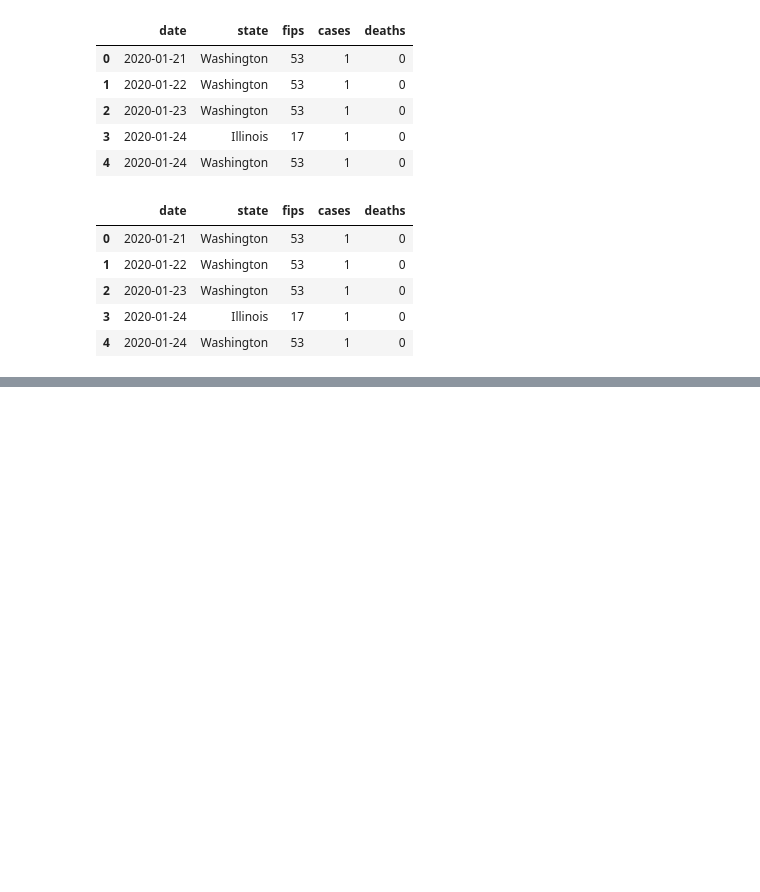
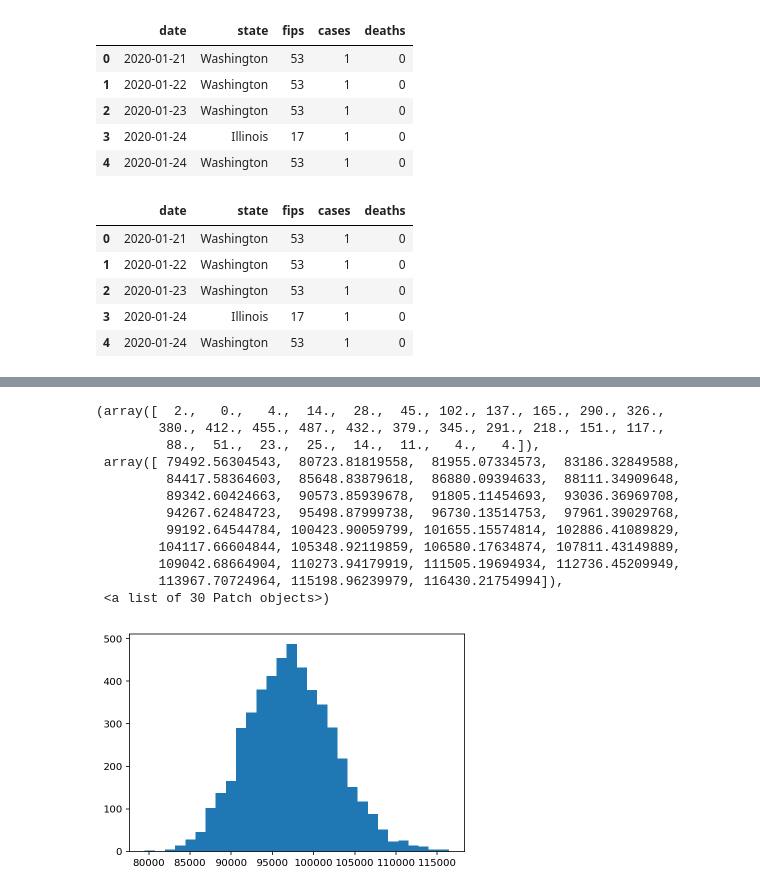
Before and after one commit to bmander/covid-notebooks, a Jupyter notebook: current_estimate.ipynb, the cells around one changed output, grey strips where cells are left out. Cells and saved outputs as stored; diff of their text form; code cells hidden in the pictures; blank space fills up the shorter version.

```diff
--- a/current_estimate.ipynb
+++ b/current_estimate.ipynb
@@ -77,3 +78,0 @@ y = np.log(result)
-# %%
-mod = sm.OLS(y, X)
-res = mod.fit()
@@ -94,2 +78,0 @@ array([[ 0.01077838, -0.00084536],
-# %%
-norm = scs.multivariate_normal(mean=res.params, cov=res.cov_params())
@@ -139,7 +101,7 @@ class LoglinearModel:
         norm = scs.multivariate_normal(mean=self.params, cov=self.cov)
         param_samples = norm.rvs(n_samples)
 
-        return np.exp(add_one(x) @ param_samples.T).flatten()
+        return np.exp(add_one(x) @ param_samples.T)
 # %%
 today_days = (pd.to_datetime( datetime.today() ) - date0).days
 today_days
@@ -148,3 +110,22 @@ today_days
+# %%
+infection_pred = LoglinearModel()
+infection_pred.fit( all_days, all_results )
+# %%
+plt.hist( infection_pred.sample(today_days, n_samples=5000)[0], bins=30 )
+# %% [output]
+(array([  2.,   0.,   4.,  14.,  28.,  45., 102., 137., 165., 290., 326.,
+        380., 412., 455., 487., 432., 379., 345., 291., 218., 151., 117.,
+         88.,  51.,  23.,  25.,  14.,  11.,   4.,   4.]),
+ array([ 79492.56304543,  80723.81819558,  81955.07334573,  83186.32849588,
+         84417.58364603,  85648.83879618,  86880.09394633,  88111.34909648,
+         89342.60424663,  90573.85939678,  91805.11454693,  93036.36969708,
+         94267.62484723,  95498.87999738,  96730.13514753,  97961.39029768,
+         99192.64544784, 100423.90059799, 101655.15574814, 102886.41089829,
+        104117.66604844, 105348.92119859, 106580.17634874, 107811.43149889,
+        109042.68664904, 110273.94179919, 111505.19694934, 112736.45209949,
+        113967.70724964, 115198.96239979, 116430.21754994]),
+ <a list of 30 Patch objects>)
+[figure, added]
 # %%
 infection_pred(today_days)
 # %% [output]
```
Also changed, not shown: parts of 19 cells of this notebook.
